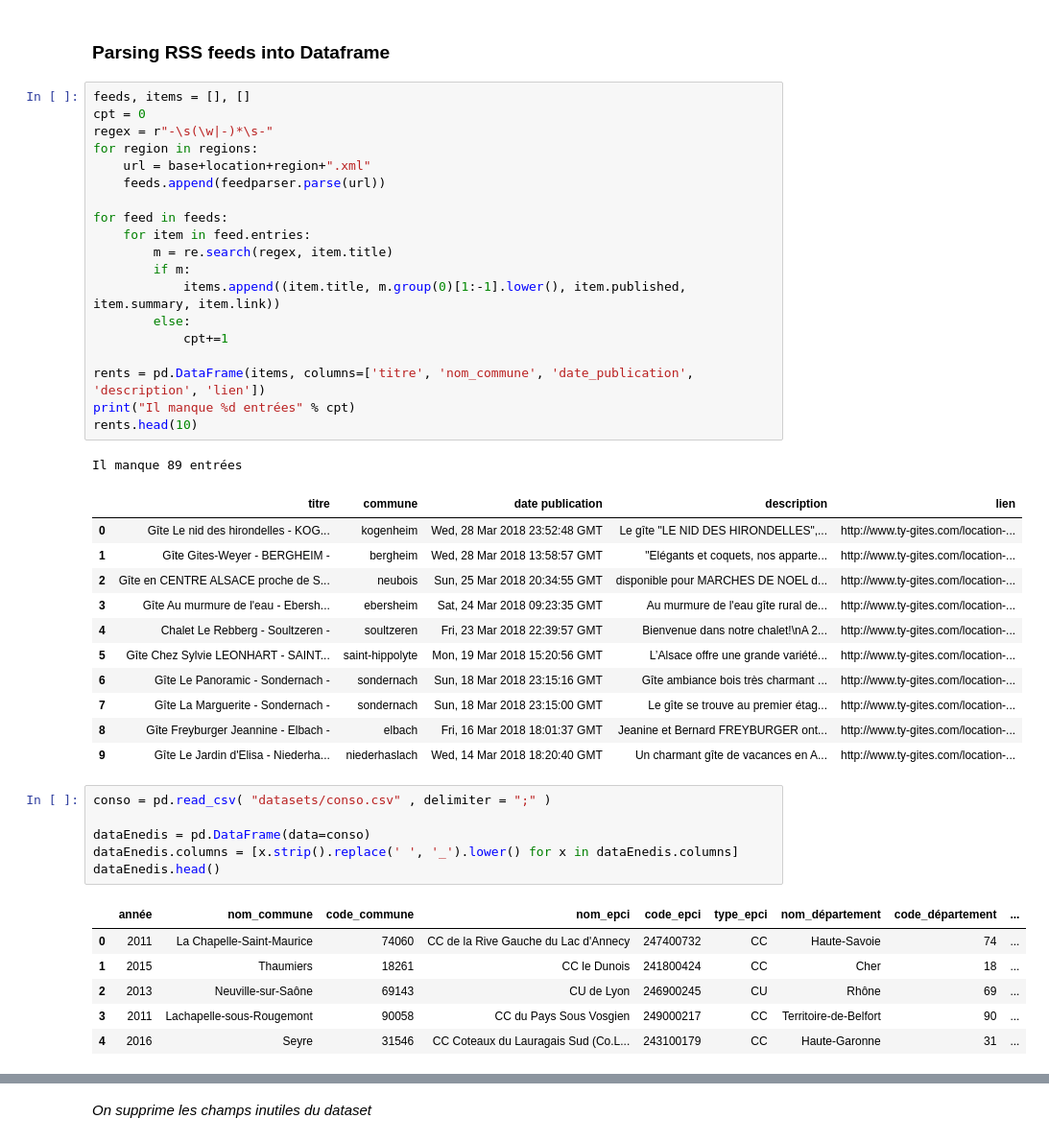
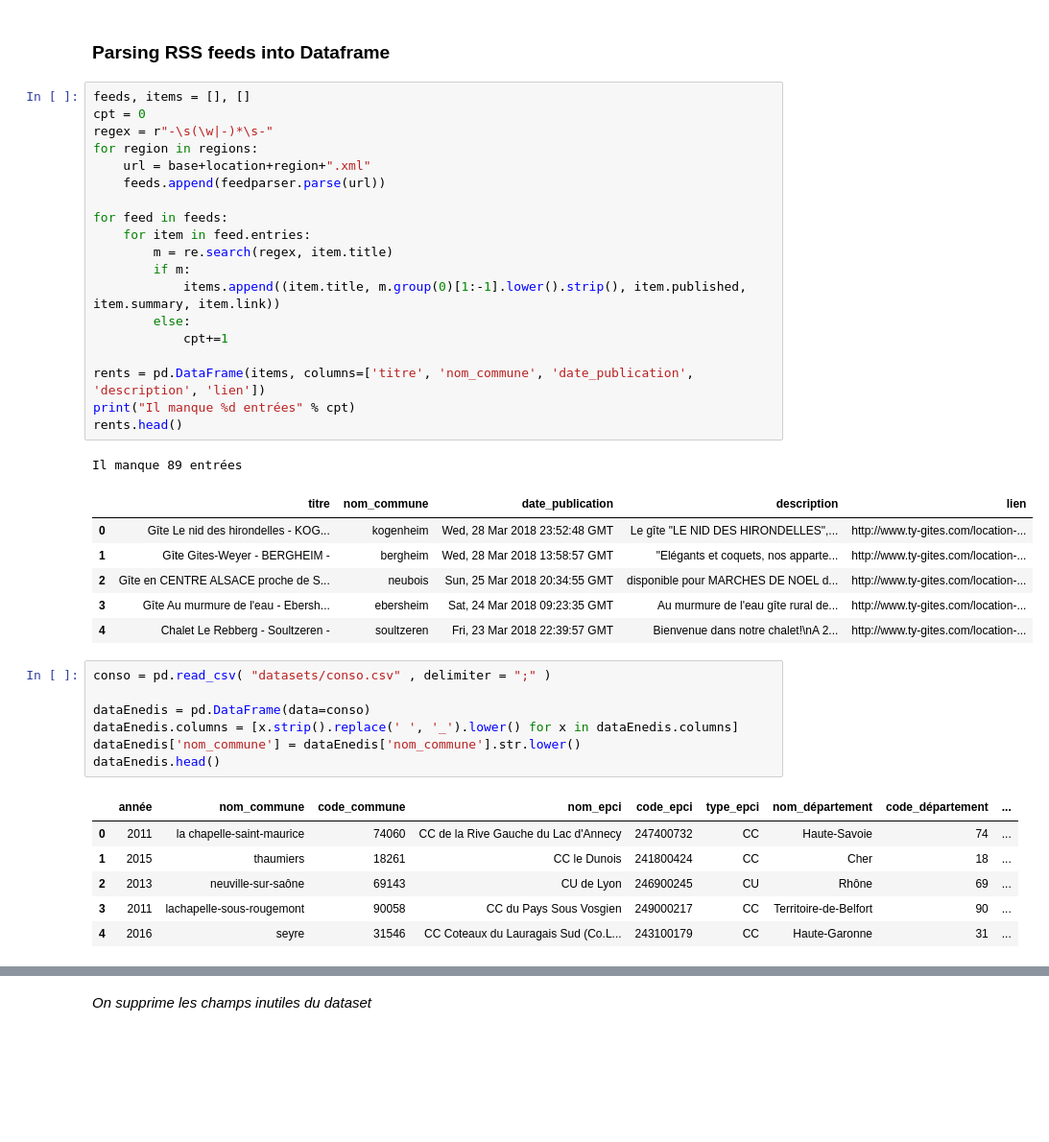
Before and after one commit to enzobes/house-rental-py, a Jupyter notebook: House-Rental.ipynb, the cells around one changed output, grey strips where cells are left out. Shown at 96% size. Cells and saved outputs as stored; diff of their text form; blank space fills up the shorter version.

Commit message:
merge rss and code_commune

```diff
--- a/House-Rental.ipynb
+++ b/House-Rental.ipynb
@@ -60,46 +60,42 @@ regions = ["alsace",
 # %%
 feeds, items = [], []
 cpt = 0
 regex = r"-\s(\w|-)*\s-"
 for region in regions:
     url = base+location+region+".xml"
     feeds.append(feedparser.parse(url))
 
 for feed in feeds:
     for item in feed.entries:
         m = re.search(regex, item.title)
         if m:
-            items.append((item.title, m.group(0)[1:-1].lower(), item.published, item.summary, item.link))
+            items.append((item.title, m.group(0)[1:-1].lower().strip(), item.published, item.summary, item.link))
         else:
             cpt+=1
 
 rents = pd.DataFrame(items, columns=['titre', 'nom_commune', 'date_publication', 'description', 'lien'])
 print("Il manque %d entrées" % cpt)
-rents.head(10)
+rents.head()
 # %% [output]
 Il manque 89 entrées
-|  | titre | commune | date publication | description | lien |
+|  | titre | nom_commune | date_publication | description | lien |
 | 0 | Gîte Le nid des hirondelles - KOG... | kogenheim | Wed, 28 Mar 2018 23:52:48 GMT | Le gîte "LE NID DES HIRONDELLES",... | http://www.ty-gites.com/location-... |
 | 1 | Gîte Gites-Weyer - BERGHEIM - | bergheim | Wed, 28 Mar 2018 13:58:57 GMT | "Elégants et coquets, nos apparte... | http://www.ty-gites.com/location-... |
 | 2 | Gîte en CENTRE ALSACE proche de S... | neubois | Sun, 25 Mar 2018 20:34:55 GMT | disponible pour MARCHES DE NOEL d... | http://www.ty-gites.com/location-... |
 | 3 | Gîte Au murmure de l'eau - Ebersh... | ebersheim | Sat, 24 Mar 2018 09:23:35 GMT | Au murmure de l'eau gîte rural de... | http://www.ty-gites.com/location-... |
 | 4 | Chalet Le Rebberg - Soultzeren - | soultzeren | Fri, 23 Mar 2018 22:39:57 GMT | Bienvenue dans notre chalet!\nA 2... | http://www.ty-gites.com/location-... |
-| 5 | Gîte Chez Sylvie LEONHART - SAINT... | saint-hippolyte | Mon, 19 Mar 2018 15:20:56 GMT | L’Alsace offre une grande variété... | http://www.ty-gites.com/location-... |
-| 6 | Gîte Le Panoramic - Sondernach - | sondernach | Sun, 18 Mar 2018 23:15:16 GMT | Gîte ambiance bois très charmant ... | http://www.ty-gites.com/location-... |
-| 7 | Gîte La Marguerite - Sondernach - | sondernach | Sun, 18 Mar 2018 23:15:00 GMT | Le gîte se trouve au premier étag... | http://www.ty-gites.com/location-... |
-| 8 | Gîte Freyburger Jeannine - Elbach - | elbach | Fri, 16 Mar 2018 18:01:37 GMT | Jeanine et Bernard FREYBURGER ont... | http://www.ty-gites.com/location-... |
-| 9 | Gîte Le Jardin d'Elisa - Niederha... | niederhaslach | Wed, 14 Mar 2018 18:20:40 GMT | Un charmant gîte de vacances en A... | http://www.ty-gites.com/location-... |
 # %%
 conso = pd.read_csv( "datasets/conso.csv" , delimiter = ";" )
 
 dataEnedis = pd.DataFrame(data=conso)
 dataEnedis.columns = [x.strip().replace(' ', '_').lower() for x in dataEnedis.columns]
+dataEnedis['nom_commune'] = dataEnedis['nom_commune'].str.lower()
 dataEnedis.head()
 # %% [output]
 |  | année | nom_commune | code_commune | nom_epci | code_epci | type_epci | nom_département | code_département | ... |
-| 0 | 2011 | La Chapelle-Saint-Maurice | 74060 | CC de la Rive Gauche du Lac d'Annecy | 247400732 | CC | Haute-Savoie | 74 | ... |
-| 1 | 2015 | Thaumiers | 18261 | CC le Dunois | 241800424 | CC | Cher | 18 | ... |
-| 2 | 2013 | Neuville-sur-Saône | 69143 | CU de Lyon | 246900245 | CU | Rhône | 69 | ... |
-| 3 | 2011 | Lachapelle-sous-Rougemont | 90058 | CC du Pays Sous Vosgien | 249000217 | CC | Territoire-de-Belfort | 90 | ... |
-| 4 | 2016 | Seyre | 31546 | CC Coteaux du Lauragais Sud (Co.L... | 243100179 | CC | Haute-Garonne | 31 | ... |
+| 0 | 2011 | la chapelle-saint-maurice | 74060 | CC de la Rive Gauche du Lac d'Annecy | 247400732 | CC | Haute-Savoie | 74 | ... |
+| 1 | 2015 | thaumiers | 18261 | CC le Dunois | 241800424 | CC | Cher | 18 | ... |
+| 2 | 2013 | neuville-sur-saône | 69143 | CU de Lyon | 246900245 | CU | Rhône | 69 | ... |
+| 3 | 2011 | lachapelle-sous-rougemont | 90058 | CC du Pays Sous Vosgien | 249000217 | CC | Territoire-de-Belfort | 90 | ... |
+| 4 | 2016 | seyre | 31546 | CC Coteaux du Lauragais Sud (Co.L... | 243100179 | CC | Haute-Garonne | 31 | ... |
 # %%
```
Also changed, not shown: parts of 7 cells of this notebook, 2 other files.
